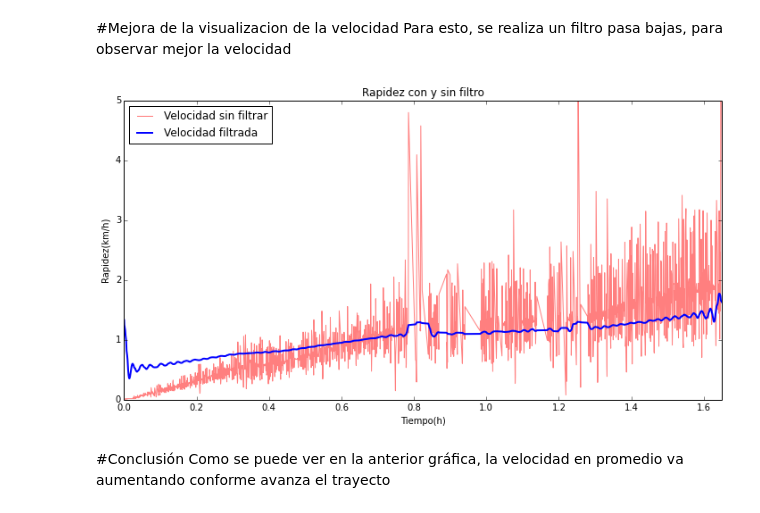
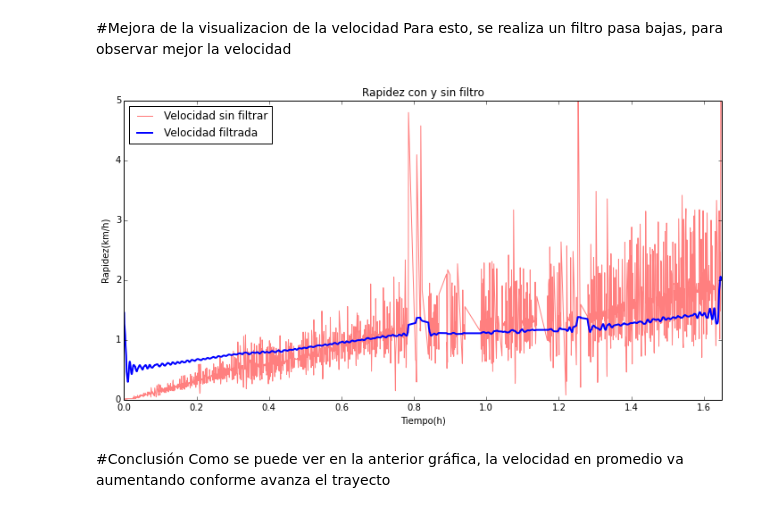
Before and after one commit to diitaz93/MC, a Jupyter notebook: Talleres/Taller6/lab6.ipynb, the cells around one changed output. Cells and saved outputs as stored; diff of their text form; code cells hidden in the pictures.

```diff
--- a/Talleres/Taller6/lab6.ipynb
+++ b/Talleres/Taller6/lab6.ipynb
@@ -185,24 +190,24 @@ Para esto, se realiza un filtro pasa bajas, para observar mejor la velocidad
 # %%
 #Se obtiene la transformada de fourier de la velocidad
 trans=fft(dy1)
 #Por prueba y error se determina una frecuencia de corte de 80
-fcut=60
+fcut=100
 #Se iguala a cero todo por arriba de la frecuencia de corte
 trans[fcut:]=0
 #Se antitransforma y se grafica
 new=ifft(trans)
 figure(figsize(12,6))
 title("Rapidez con y sin filtro")
 ylim(0,5)
 xlim(0,1.65)
 ylabel("Rapidez(km/h)")
 xlabel("Tiempo(h)")
 plot(t,dy1,'r',alpha=0.5,label="Velocidad sin filtrar")
 plot(t,real(new),'b',lw=2.0,label="Velocidad filtrada")
 legend(loc="upper left")
 show()
 # %% [output]
-[figure, old version]
+[figure, new version]
 # %% [markdown]
 #Conclusión
 Como se puede ver en la anterior gráfica, la velocidad en promedio va aumentando conforme avanza el trayecto
```
Also changed, not shown: parts of 10 cells of this notebook.
